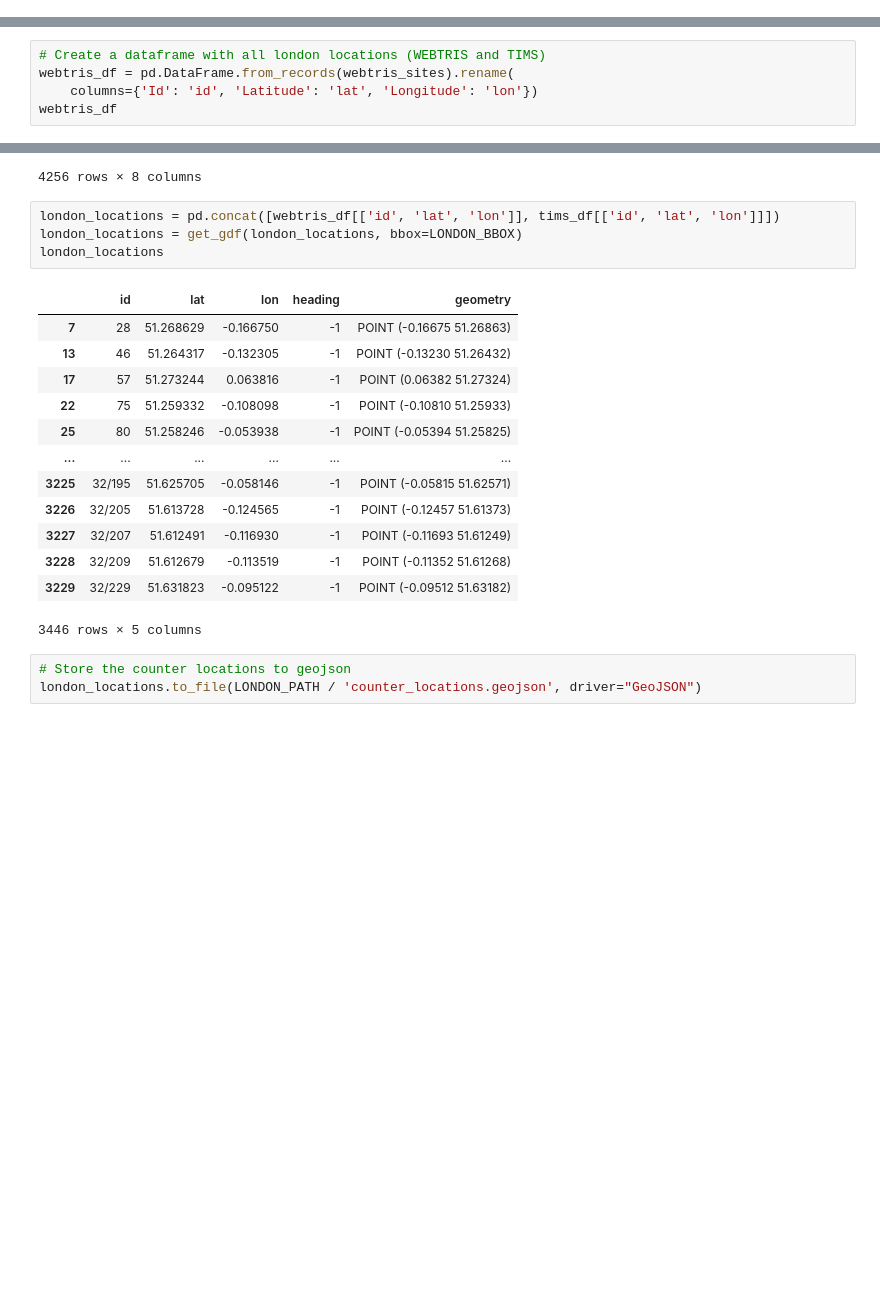
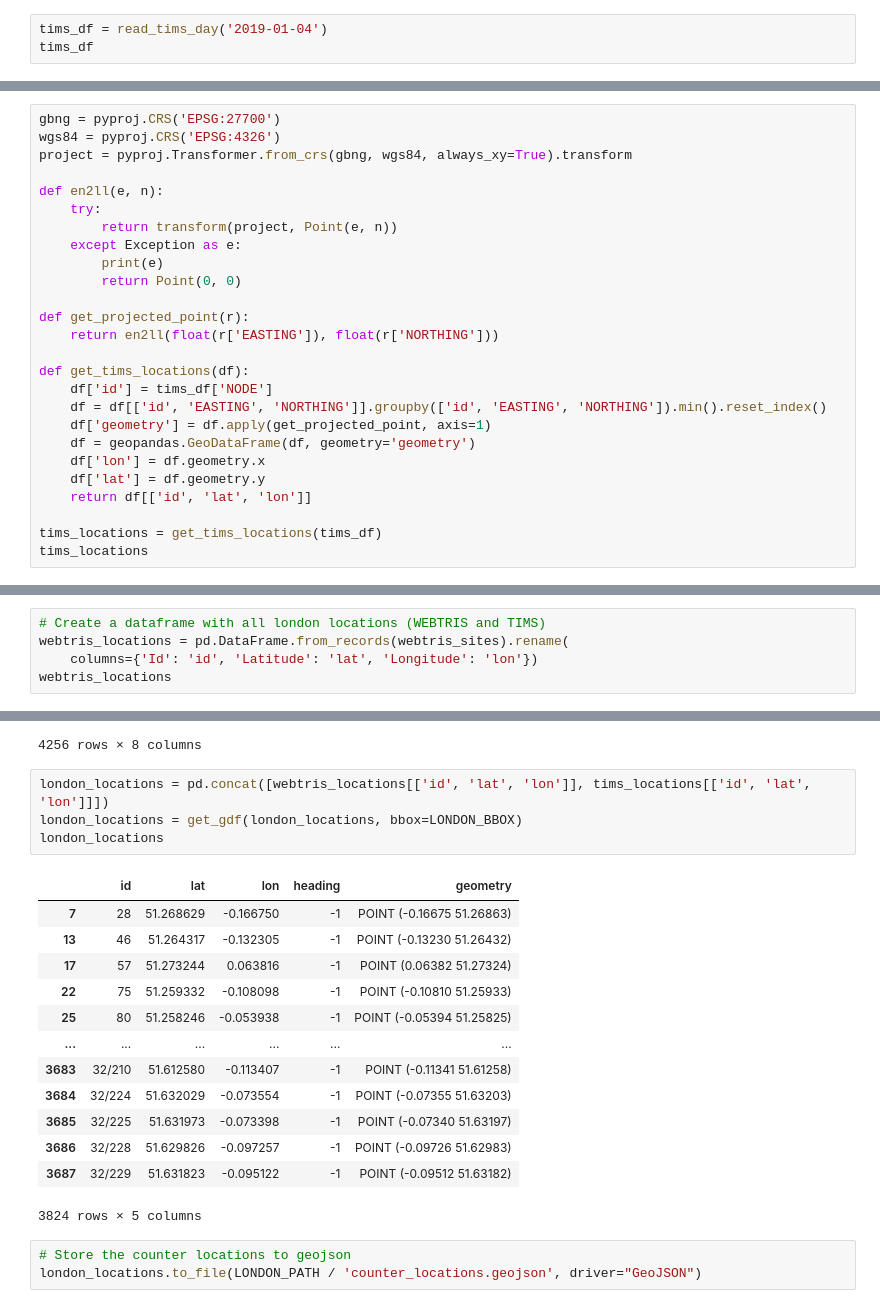
Before and after one commit to iarai/MeTS-10, a Jupyter notebook: analysis/val02_counters/counters01_prepare_data.ipynb, the cells around one changed output, grey strips where cells are left out. Saved outputs shown, nothing was run; the diff lists cells and outputs as text; blank space fills up the shorter version.

```diff
--- a/analysis/val02_counters/counters01_prepare_data.ipynb
+++ b/analysis/val02_counters/counters01_prepare_data.ipynb
@@ -379,0 +347,3 @@ tims_df
+# %%
+tims_df = read_tims_day('2019-01-04')
+tims_df
@@ -379,0 +364,26 @@ tims_df
+# %%
+gbng = pyproj.CRS('EPSG:27700')
+wgs84 = pyproj.CRS('EPSG:4326')
+project = pyproj.Transformer.from_crs(gbng, wgs84, always_xy=True).transform
+
+def en2ll(e, n):
+    try:
+        return transform(project, Point(e, n))
+    except Exception as e:
+        print(e)
+        return Point(0, 0)
+
+def get_projected_point(r):
+    return en2ll(float(r['EASTING']), float(r['NORTHING']))
+
+def get_tims_locations(df):
+    df['id'] = tims_df['NODE']
+    df = df[['id', 'EASTING', 'NORTHING']].groupby(['id', 'EASTING', 'NORTHING']).min().reset_index()
+    df['geometry'] = df.apply(get_projected_point, axis=1)
+    df = geopandas.GeoDataFrame(df, geometry='geometry')
+    df['lon'] = df.geometry.x
+    df['lat'] = df.geometry.y
+    return df[['id', 'lat', 'lon']]
+
+tims_locations = get_tims_locations(tims_df)
+tims_locations
@@ -380,8 +404,8 @@ tims_df
 # %%
 # Create a dataframe with all london locations (WEBTRIS and TIMS)
-webtris_df = pd.DataFrame.from_records(webtris_sites).rename(
+webtris_locations = pd.DataFrame.from_records(webtris_sites).rename(
     columns={'Id': 'id', 'Latitude': 'lat', 'Longitude': 'lon'})
-webtris_df
+webtris_locations
 # %% [output]
 |  | id | Name | Description | lon | lat | Status | lat_bin | lon_bin |
 | 0 | 1 | MIDAS site at M4/2295A2 priority ... | M4/2295A2 | -0.520380 | 51.493012 | Inactive | 5149300 | -52100 |
@@ -397,23 +421,23 @@ webtris_df
 | 4255 | 19762 | MIDAS site at M4/2287B priority 1... | M4/2287B | -0.508672 | 51.493762 | Active | 5149300 | -50900 |
 4256 rows × 8 columns
 # %%
-london_locations = pd.concat([webtris_df[['id', 'lat', 'lon']], tims_df[['id', 'lat', 'lon']]])
+london_locations = pd.concat([webtris_locations[['id', 'lat', 'lon']], tims_locations[['id', 'lat', 'lon']]])
 london_locations = get_gdf(london_locations, bbox=LONDON_BBOX)
 london_locations
 # %% [output]
 |  | id | lat | lon | heading | geometry |
 | 7 | 28 | 51.268629 | -0.166750 | -1 | POINT (-0.16675 51.26863) |
 | 13 | 46 | 51.264317 | -0.132305 | -1 | POINT (-0.13230 51.26432) |
 | 17 | 57 | 51.273244 | 0.063816 | -1 | POINT (0.06382 51.27324) |
 | 22 | 75 | 51.259332 | -0.108098 | -1 | POINT (-0.10810 51.25933) |
 | 25 | 80 | 51.258246 | -0.053938 | -1 | POINT (-0.05394 51.25825) |
 | ... | ... | ... | ... | ... | ... |
-| 3225 | 32/195 | 51.625705 | -0.058146 | -1 | POINT (-0.05815 51.62571) |
-| 3226 | 32/205 | 51.613728 | -0.124565 | -1 | POINT (-0.12457 51.61373) |
-| 3227 | 32/207 | 51.612491 | -0.116930 | -1 | POINT (-0.11693 51.61249) |
-| 3228 | 32/209 | 51.612679 | -0.113519 | -1 | POINT (-0.11352 51.61268) |
-| 3229 | 32/229 | 51.631823 | -0.095122 | -1 | POINT (-0.09512 51.63182) |
+| 3683 | 32/210 | 51.612580 | -0.113407 | -1 | POINT (-0.11341 51.61258) |
+| 3684 | 32/224 | 51.632029 | -0.073554 | -1 | POINT (-0.07355 51.63203) |
+| 3685 | 32/225 | 51.631973 | -0.073398 | -1 | POINT (-0.07340 51.63197) |
+| 3686 | 32/228 | 51.629826 | -0.097257 | -1 | POINT (-0.09726 51.62983) |
+| 3687 | 32/229 | 51.631823 | -0.095122 | -1 | POINT (-0.09512 51.63182) |
-3446 rows × 5 columns
+3824 rows × 5 columns
 # %%
 # Store the counter locations to geojson
 london_locations.to_file(LONDON_PATH / 'counter_locations.geojson', driver="GeoJSON")
```
Also changed, not shown: parts of 9 cells of this notebook, 1 other file.
